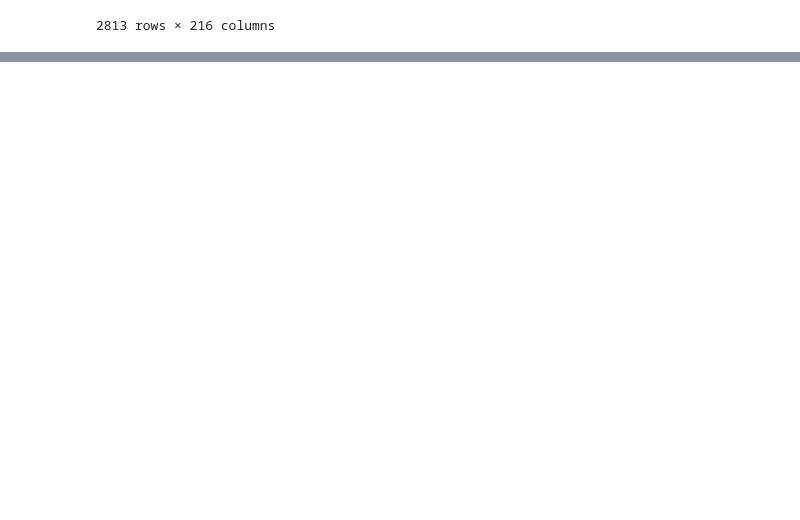
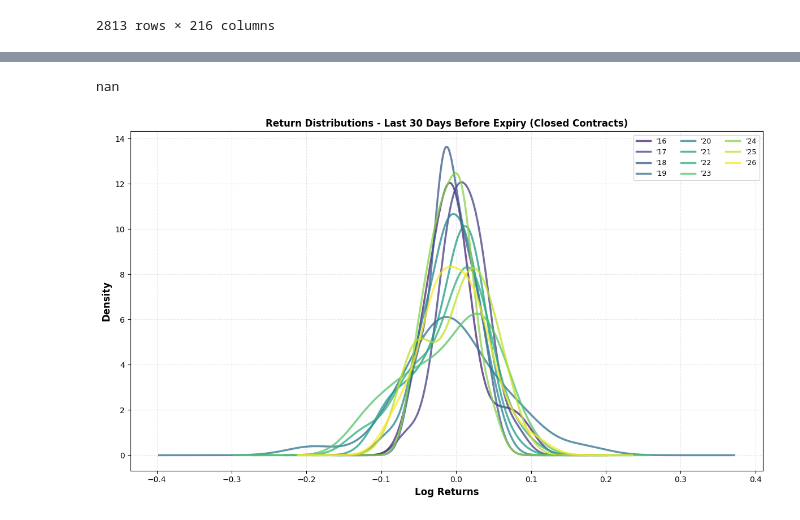
Before and after one commit to sinhaarya04/MeanRevertingProj, a Jupyter notebook: testing.ipynb, the cells around one changed output, grey strips where cells are left out. Cells and saved outputs as stored; diff of their text form; code cells hidden in the pictures; blank space fills up the shorter version.

Commit message:
more work on the data

```diff
--- a/testing.ipynb
+++ b/testing.ipynb
@@ -7,6 +7,21 @@ import matplotlib.dates as mdates
 import seaborn as sns
 import sklearn as sk
 from scipy import stats
+# %%
+# FUNCTIONS
+
+# Get every contract month over the years
+def month_overlay(df, month):
+
+    month_df = pd.DataFrame()
+
+    for i in df.columns:
+
+        if month == i[2]:
+
+            month_df[i] = df[i]
+
+    return month_df
 # %%
 ng_futures_prices_df = pd.read_excel('raw_data/natgasfutures_prices.xlsx', index_col = 0, parse_dates = [0])
 
@@ -122,0 +94,4 @@ NGF26 Comdty: 2024-06-29 to 2025-12-29, n=377
+# %%
+print(ng_log_returns_df['NGF15 Comdty'].iloc[-1])
+# %% [output]
+nan
@@ -122,0 +126,56 @@ NGF26 Comdty: 2024-06-29 to 2025-12-29, n=377
+# %%
+def plotting_pdf_overlay(df, window, closed = True):
+    """
+    Function plots pdf of all log returns from a specified window (in days) from the closing price
+    """
+
+    fig, ax = plt.subplots(figsize = (12, 7))
+
+    closed_contracts = []
+
+    if closed == True:
+
+        for i in df.columns:
+
+            # Checking if the last value in matrix is null and appending if so -> implies contract has closed
+            if pd.isna(jan_log_df[i].iloc[-1]):
+                closed_contracts.append(i)
+
+        truncated_df = df[closed_contracts]
+
+    else:
+        truncated_df = df
+
+    colors = plt.cm.viridis(np.linspace(0, 1, len(truncated_df.columns)))
+
+    for idx, contract in enumerate(truncated_df.columns):
+
+        # Getting all non-null returns for the contract
+        returns = truncated_df[contract].dropna()
+
+        if len (returns) < window:
+            continue
+
+        else:
+            truncated_returns = returns.tail(window)
+
+        kde = stats.gaussian_kde(truncated_returns)
+        x_range = np.linspace(truncated_returns.min() - 3 * truncated_returns.std(), truncated_returns.max() + 3 * truncated_returns.std(), 500)
+
+        year = contract.split()[0][-2:]
+
+        ax.plot(x_range, kde(x_range), label=f"'{year}", color = colors[idx], linewidth = 2.5, alpha = 0.75)
+
+    ax.set_xlabel('Log Returns', fontsize = 12, fontweight = 'bold')
+    ax.set_ylabel('Density', fontsize = 12, fontweight = 'bold')
+    ax.set_title(f'Return Distributions - Last {window} Days Before Expiry (Closed Contracts)', fontsize = 12, fontweight = 'bold')
+    ax.legend(loc = 'best', fontsize = 9, ncol = 3)
+    ax.grid(True, alpha = 0.3, linestyle = '--')
+    plt.tight_layout()
+
+    return fig, ax
+
+fig, ax = plotting_pdf_overlay(jan_log_df, 30)
+plt.show()
+# %% [output]
+[figure, added]
```
Also changed, not shown: parts of 4 cells of this notebook.
